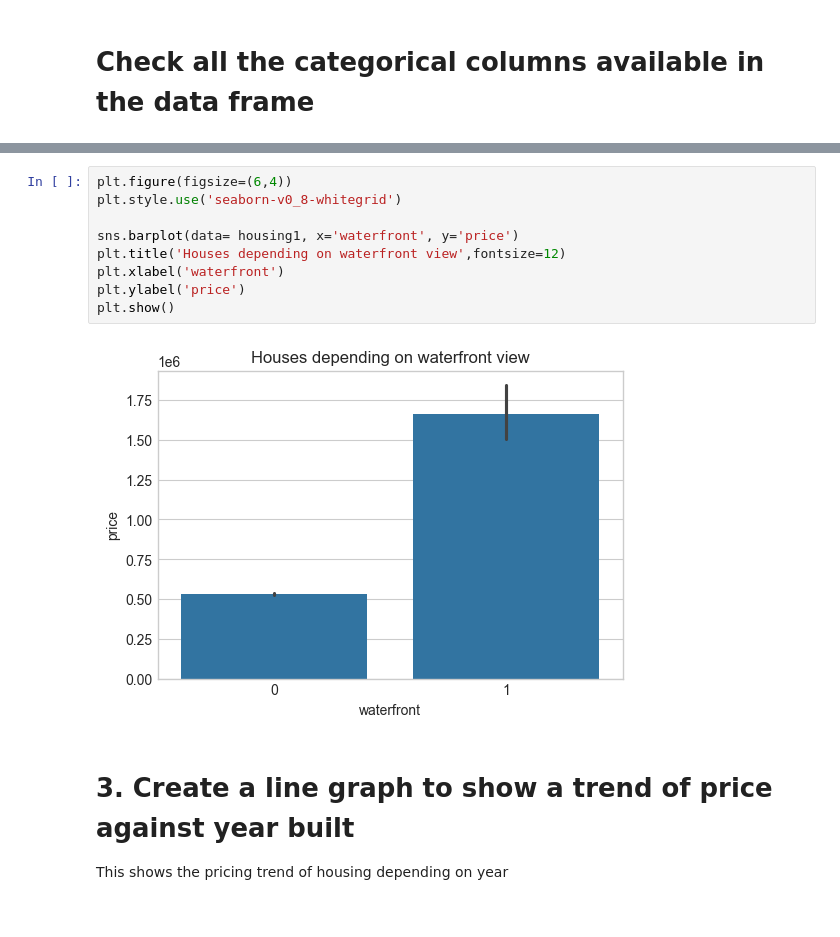
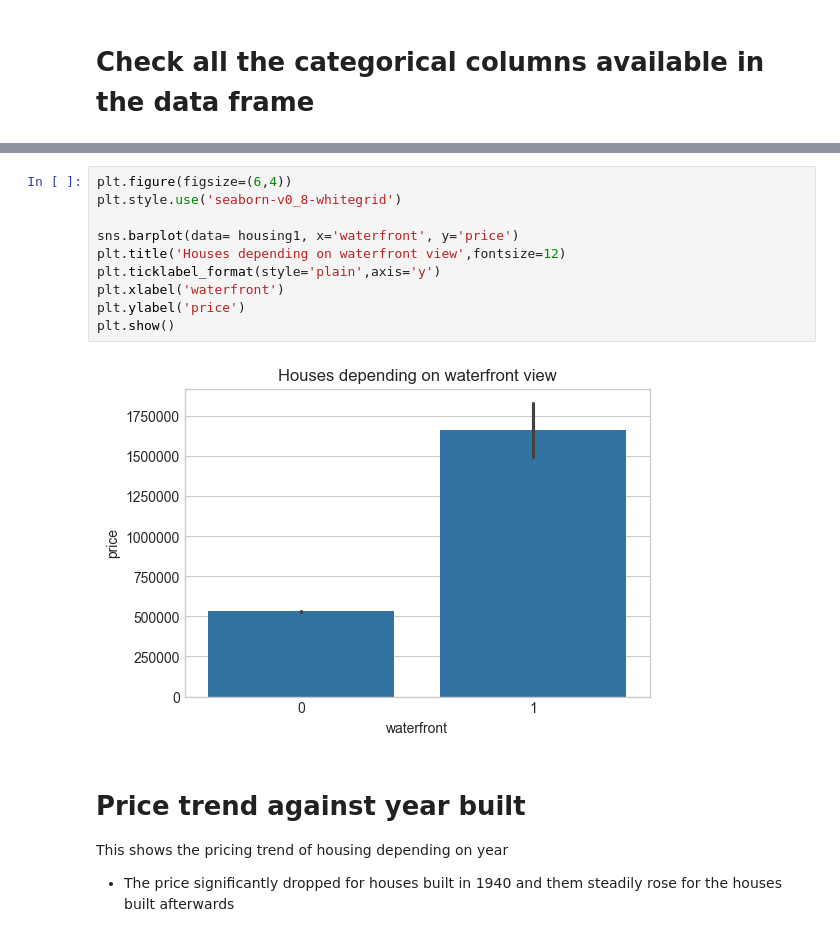
Before and after one commit to ms-kemunto/housingdf, a Jupyter notebook: housing.ipynb, the cells around one changed output, grey strips where cells are left out. Cells and saved outputs as stored; diff of their text form.

```diff
--- a/housing.ipynb
+++ b/housing.ipynb
@@ -191,16 +293,18 @@ This shows if the price flactuates depending on the waterfront view available
 # %%
 plt.figure(figsize=(6,4))
 plt.style.use('seaborn-v0_8-whitegrid')
 
 sns.barplot(data= housing1, x='waterfront', y='price')
 plt.title('Houses depending on waterfront view',fontsize=12)
+plt.ticklabel_format(style='plain',axis='y')
 plt.xlabel('waterfront')
 plt.ylabel('price')
 plt.show()
 # %% [output]
-[figure, old version]
+[figure, new version]
 # %% [markdown]
-# 3. Create a line graph to show a trend of price against year built
+#  Price trend against year built
 This shows the pricing trend of housing depending on year
+ - The price significantly dropped for houses built in 1940 and them steadily rose for the houses built afterwards
 # %%
 average_price= housing1.groupby('yr_built')['price'].mean()
```
Also changed, not shown: parts of 26 cells of this notebook.
